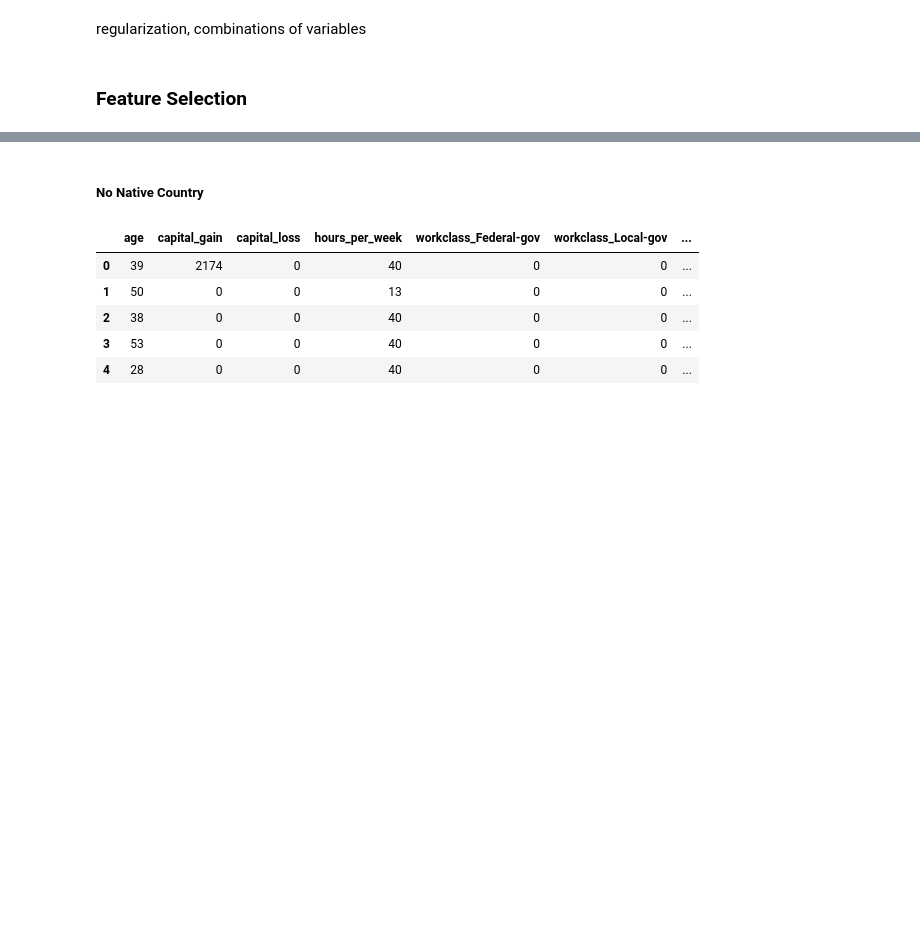
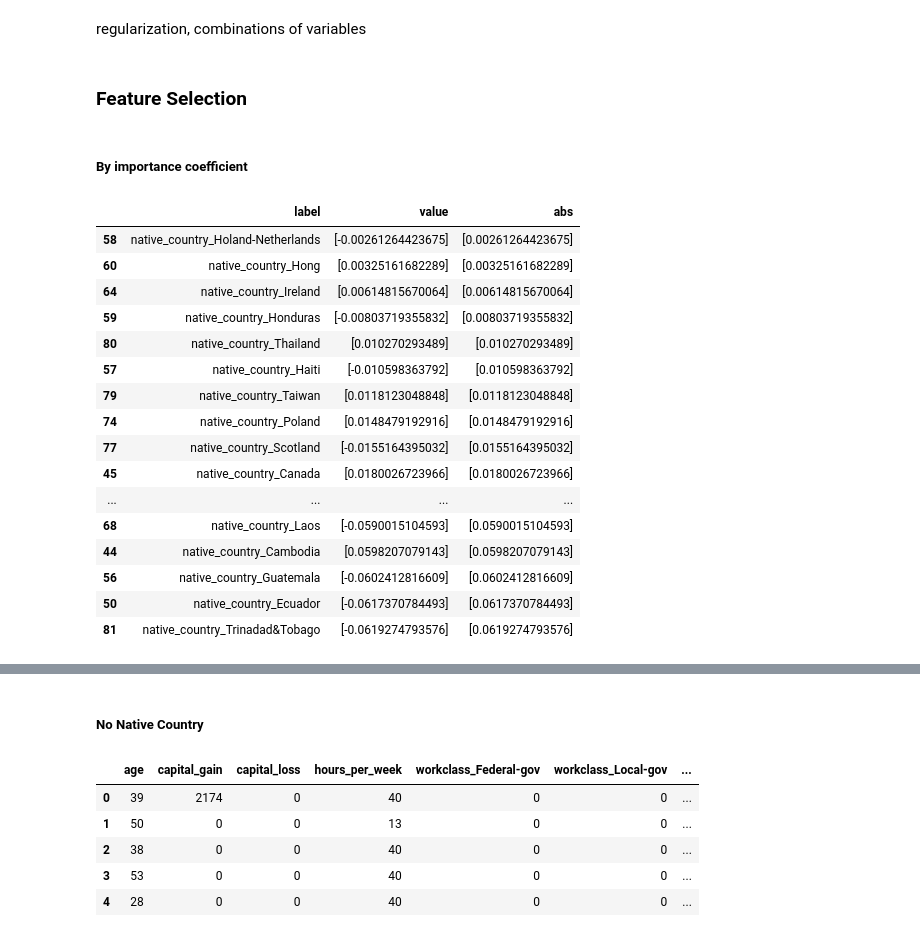
Before and after one commit to kktran/Springboard, a Jupyter notebook: Capstone 1 ML.ipynb, the cells around one changed output, grey strips where cells are left out. Drawn from its saved outputs; the diff is of its cells as text; code cells hidden in the pictures; blank space fills up the shorter version.

```diff
--- a/Capstone 1 ML.ipynb
+++ b/Capstone 1 ML.ipynb
@@ -142,3 +163,32 @@ print((gridSearch.best_params_['C'],accuracy_score(clf2.predict(X_test),y_test))
 regularization, combinations of variables
 # %% [markdown]
 ### Feature Selection
+# %% [markdown]
+##### By importance coefficient
+# %%
+coeff = pd.DataFrame([X_train.columns,np.transpose(logRegModel.coef_)]).transpose()
+coeff.columns = ['label','value']
+coeff = coeff.set_index('label')
+coeff = coeff.drop(['capital_gain','capital_loss','age','hours_per_week'])
+coeff = coeff.reset_index()
+coeff['abs'] = np.abs(coeff['value'])
+coeff = coeff.sort_values('abs')
+coeff.head(25)
+# %% [output]
+|  | label | value | abs |
+| 58 | native_country_Holand-Netherlands | [-0.00261264423675] | [0.00261264423675] |
+| 60 | native_country_Hong | [0.00325161682289] | [0.00325161682289] |
+| 64 | native_country_Ireland | [0.00614815670064] | [0.00614815670064] |
+| 59 | native_country_Honduras | [-0.00803719355832] | [0.00803719355832] |
+| 80 | native_country_Thailand | [0.010270293489] | [0.010270293489] |
+| 57 | native_country_Haiti | [-0.010598363792] | [0.010598363792] |
+| 79 | native_country_Taiwan | [0.0118123048848] | [0.0118123048848] |
+| 74 | native_country_Poland | [0.0148479192916] | [0.0148479192916] |
+| 77 | native_country_Scotland | [-0.0155164395032] | [0.0155164395032] |
+| 45 | native_country_Canada | [0.0180026723966] | [0.0180026723966] |
+| ... | ... | ... | ... |
+| 68 | native_country_Laos | [-0.0590015104593] | [0.0590015104593] |
+| 44 | native_country_Cambodia | [0.0598207079143] | [0.0598207079143] |
+| 56 | native_country_Guatemala | [-0.0602412816609] | [0.0602412816609] |
+| 50 | native_country_Ecuador | [-0.0617370784493] | [0.0617370784493] |
+| 81 | native_country_Trinadad&Tobago | [-0.0619274793576] | [0.0619274793576] |
```
Also changed, not shown: parts of 75 cells of this notebook.
